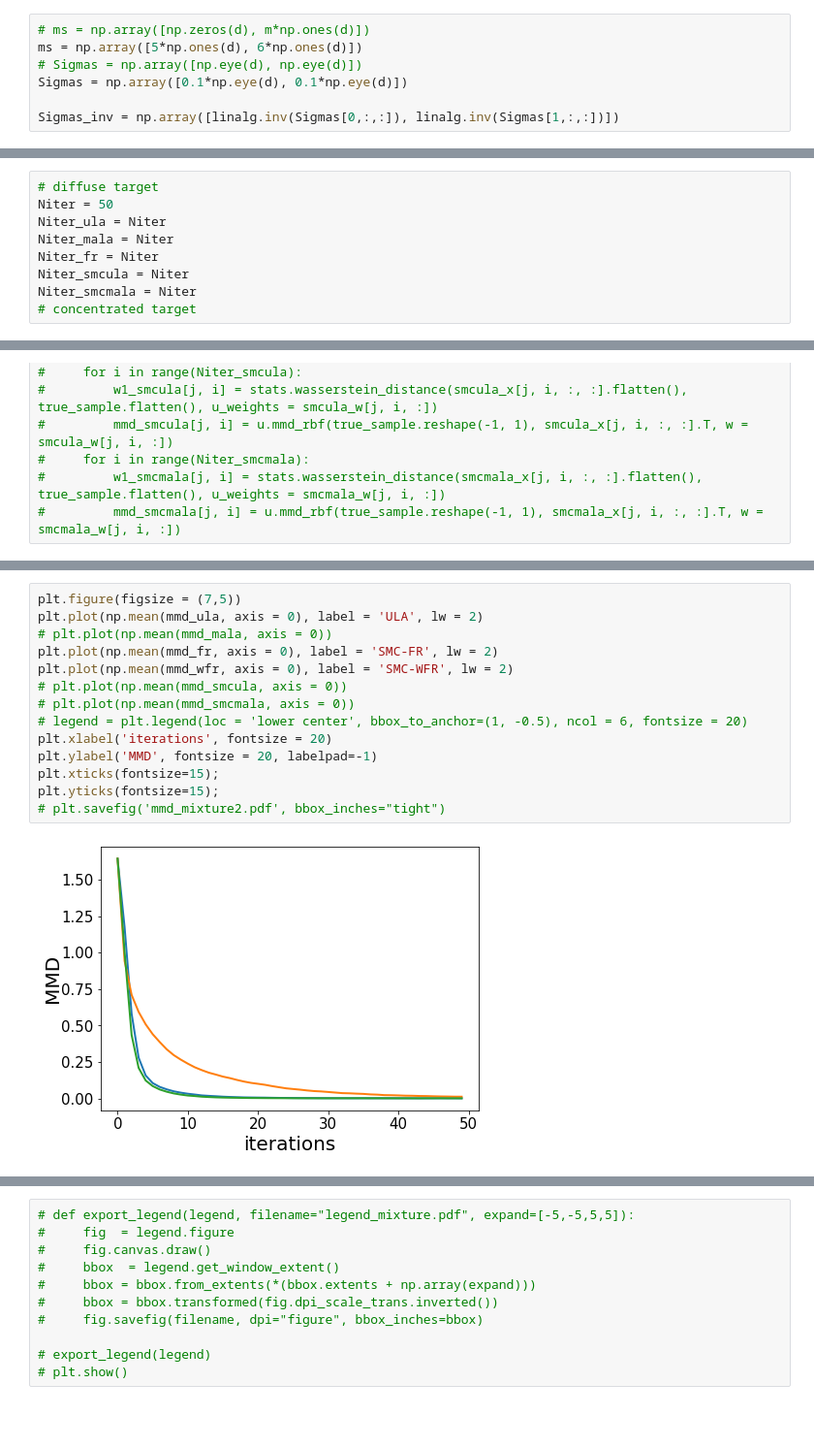
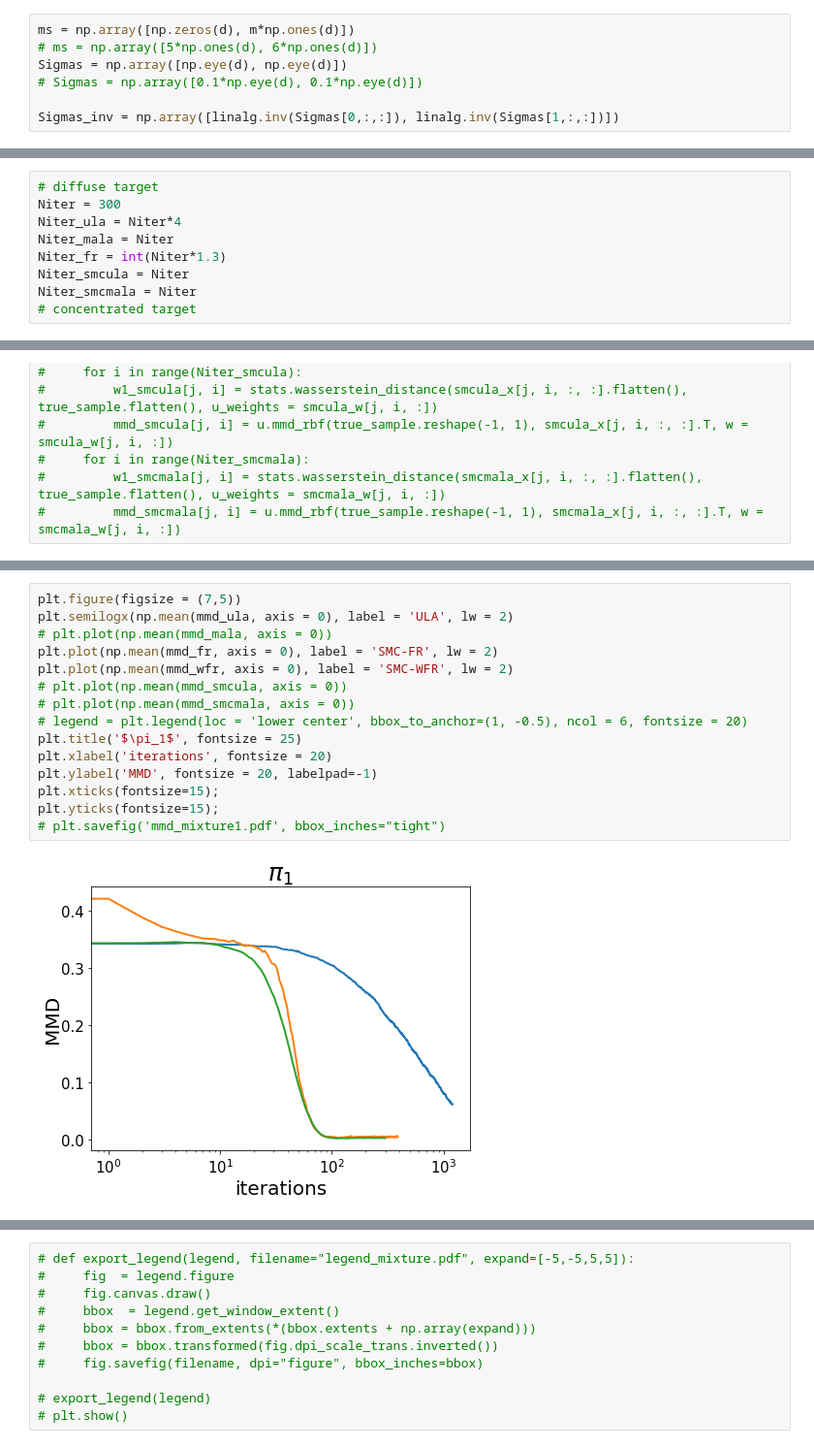
Before and after one commit to FrancescaCrucinio/SMC-WFR, a Jupyter notebook: GaussianMixture/GaussianMixture1D_FlowComparison.ipynb, the cells around one changed output, grey strips where cells are left out. Shown: that part at 97% size. Saved outputs shown, nothing was run; the diff lists cells and outputs as text; blank space fills up the shorter version.

```diff
--- a/GaussianMixture/GaussianMixture1D_FlowComparison.ipynb
+++ b/GaussianMixture/GaussianMixture1D_FlowComparison.ipynb
@@ -36,7 +33,7 @@ yy = gm1d_density(xx, m, w)
 # %%
-# ms = np.array([np.zeros(d), m*np.ones(d)])
-ms = np.array([5*np.ones(d), 6*np.ones(d)])
-# Sigmas = np.array([np.eye(d), np.eye(d)])
-Sigmas = np.array([0.1*np.eye(d), 0.1*np.eye(d)])
+ms = np.array([np.zeros(d), m*np.ones(d)])
+# ms = np.array([5*np.ones(d), 6*np.ones(d)])
+Sigmas = np.array([np.eye(d), np.eye(d)])
+# Sigmas = np.array([0.1*np.eye(d), 0.1*np.eye(d)])
 
 Sigmas_inv = np.array([linalg.inv(Sigmas[0,:,:]), linalg.inv(Sigmas[1,:,:])])
@@ -59,10 +60,10 @@ for n in range(N):
       true_sample[:, n] = np.random.multivariate_normal(ms[component[n], :], Sigmas[component[n], :, :], size = 1)[0]
 # %%
 # diffuse target
-Niter = 50
-Niter_ula = Niter
+Niter = 300
+Niter_ula = Niter*4
 Niter_mala = Niter
-Niter_fr = Niter
+Niter_fr = int(Niter*1.3)
 Niter_smcula = Niter
 Niter_smcmala = Niter
 # concentrated target
@@ -207,18 +208,19 @@ plt.yticks(fontsize=15);
 # %%
 plt.figure(figsize = (7,5))
-plt.plot(np.mean(mmd_ula, axis = 0), label = 'ULA', lw = 2)
+plt.semilogx(np.mean(mmd_ula, axis = 0), label = 'ULA', lw = 2)
 # plt.plot(np.mean(mmd_mala, axis = 0))
 plt.plot(np.mean(mmd_fr, axis = 0), label = 'SMC-FR', lw = 2)
 plt.plot(np.mean(mmd_wfr, axis = 0), label = 'SMC-WFR', lw = 2)
 # plt.plot(np.mean(mmd_smcula, axis = 0))
 # plt.plot(np.mean(mmd_smcmala, axis = 0))
 # legend = plt.legend(loc = 'lower center', bbox_to_anchor=(1, -0.5), ncol = 6, fontsize = 20)
+plt.title('$\pi_1$', fontsize = 25)
 plt.xlabel('iterations', fontsize = 20)
 plt.ylabel('MMD', fontsize = 20, labelpad=-1)
 plt.xticks(fontsize=15);
 plt.yticks(fontsize=15);
-# plt.savefig('mmd_mixture2.pdf', bbox_inches="tight")
+# plt.savefig('mmd_mixture1.pdf', bbox_inches="tight")
 # %% [output]
-[figure, old version]
+[figure, new version]
 # %%
 plt.figure(figsize = (7,5))
```
Also changed, not shown: parts of 7 cells of this notebook, 6 other files.
